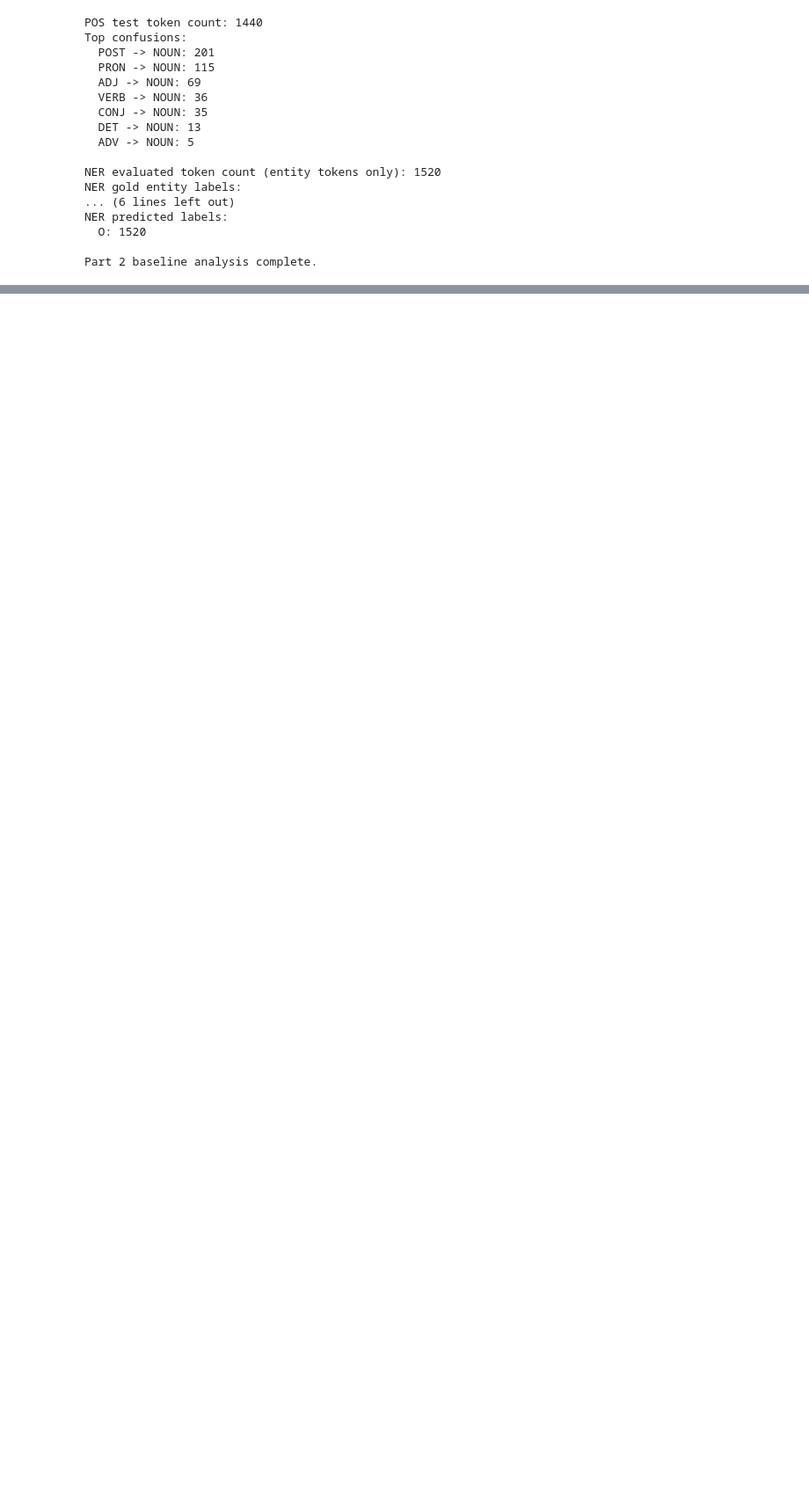
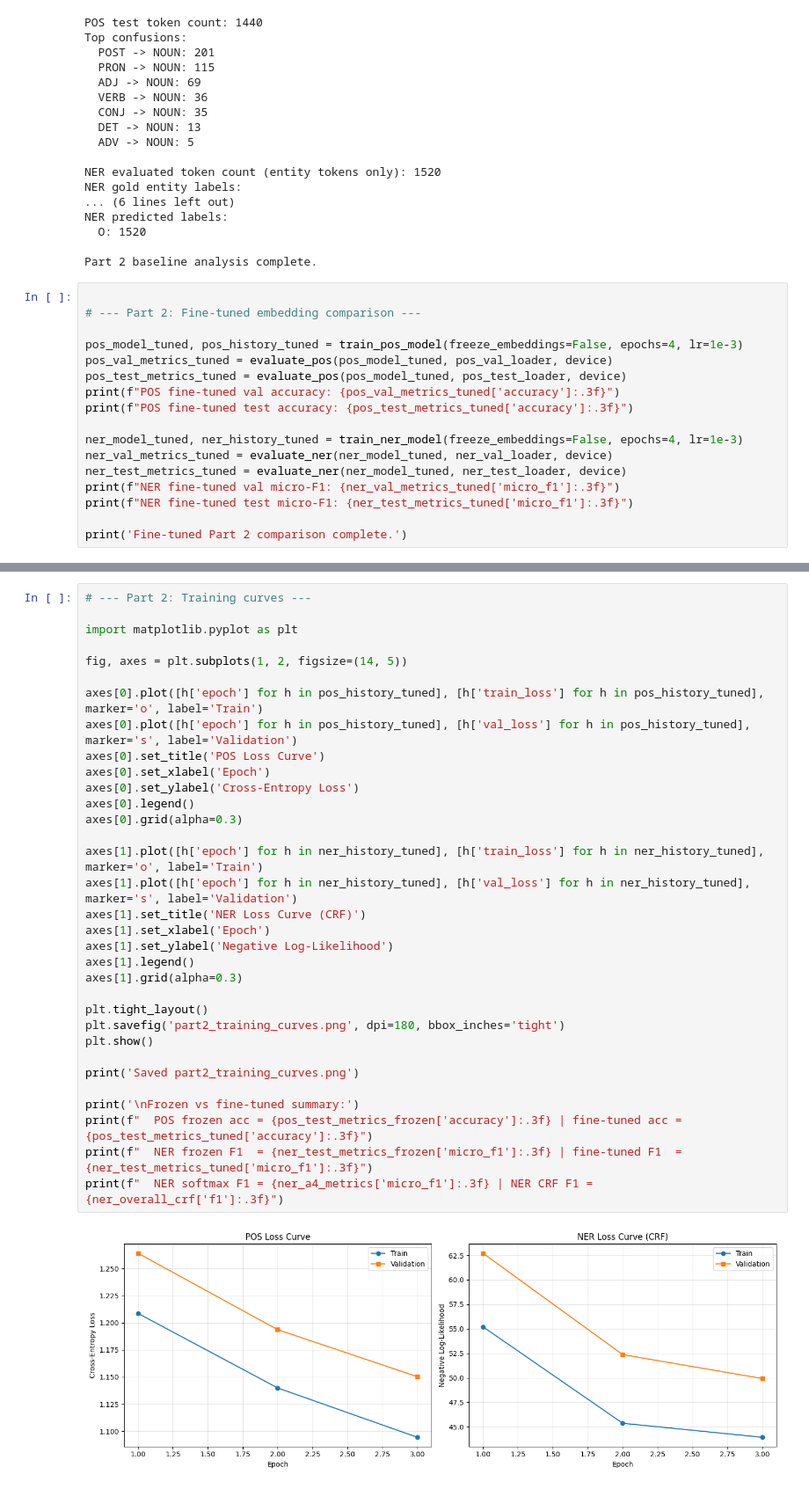
Before and after one commit to Mahdkazmi/urdu-neural-nlp-pipeline, a Jupyter notebook: i23-2587_Assignment2_DS-C.ipynb, the cells around one changed output, grey strips where cells are left out. Shown at 88% size. Drawn from its saved outputs; the diff is of its cells as text; blank space fills up the shorter version.

```diff
--- a/i23-2587_Assignment2_DS-C.ipynb
+++ b/i23-2587_Assignment2_DS-C.ipynb
@@ -2416,3 +2416,20 @@ NER predicted labels:
   O: 1520
 
 Part 2 baseline analysis complete.
+# %%
+
+# --- Part 2: Fine-tuned embedding comparison ---
+
+pos_model_tuned, pos_history_tuned = train_pos_model(freeze_embeddings=False, epochs=4, lr=1e-3)
+pos_val_metrics_tuned = evaluate_pos(pos_model_tuned, pos_val_loader, device)
+pos_test_metrics_tuned = evaluate_pos(pos_model_tuned, pos_test_loader, device)
+print(f"POS fine-tuned val accuracy: {pos_val_metrics_tuned['accuracy']:.3f}")
+print(f"POS fine-tuned test accuracy: {pos_test_metrics_tuned['accuracy']:.3f}")
+
+ner_model_tuned, ner_history_tuned = train_ner_model(freeze_embeddings=False, epochs=4, lr=1e-3)
+ner_val_metrics_tuned = evaluate_ner(ner_model_tuned, ner_val_loader, device)
+ner_test_metrics_tuned = evaluate_ner(ner_model_tuned, ner_test_loader, device)
+print(f"NER fine-tuned val micro-F1: {ner_val_metrics_tuned['micro_f1']:.3f}")
+print(f"NER fine-tuned test micro-F1: {ner_test_metrics_tuned['micro_f1']:.3f}")
+
+print('Fine-tuned Part 2 comparison complete.')
@@ -2418,0 +2978,35 @@ Part 2 baseline analysis complete.
+# %%
+# --- Part 2: Training curves ---
+
+import matplotlib.pyplot as plt
+
+fig, axes = plt.subplots(1, 2, figsize=(14, 5))
+
+axes[0].plot([h['epoch'] for h in pos_history_tuned], [h['train_loss'] for h in pos_history_tuned], marker='o', label='Train')
+axes[0].plot([h['epoch'] for h in pos_history_tuned], [h['val_loss'] for h in pos_history_tuned], marker='s', label='Validation')
+axes[0].set_title('POS Loss Curve')
+axes[0].set_xlabel('Epoch')
+axes[0].set_ylabel('Cross-Entropy Loss')
+axes[0].legend()
+axes[0].grid(alpha=0.3)
+
+axes[1].plot([h['epoch'] for h in ner_history_tuned], [h['train_loss'] for h in ner_history_tuned], marker='o', label='Train')
+axes[1].plot([h['epoch'] for h in ner_history_tuned], [h['val_loss'] for h in ner_history_tuned], marker='s', label='Validation')
+axes[1].set_title('NER Loss Curve (CRF)')
+axes[1].set_xlabel('Epoch')
+axes[1].set_ylabel('Negative Log-Likelihood')
+axes[1].legend()
+axes[1].grid(alpha=0.3)
+
+plt.tight_layout()
+plt.savefig('part2_training_curves.png', dpi=180, bbox_inches='tight')
+plt.show()
+
+print('Saved part2_training_curves.png')
+
+print('\nFrozen vs fine-tuned summary:')
+print(f"  POS frozen acc = {pos_test_metrics_frozen['accuracy']:.3f} | fine-tuned acc = {pos_test_metrics_tuned['accuracy']:.3f}")
+print(f"  NER frozen F1  = {ner_test_metrics_frozen['micro_f1']:.3f} | fine-tuned F1  = {ner_test_metrics_tuned['micro_f1']:.3f}")
+print(f"  NER softmax F1 = {ner_a4_metrics['micro_f1']:.3f} | NER CRF F1 = {ner_overall_crf['f1']:.3f}")
+# %% [output]
+[figure, added]
```
Also changed, not shown: parts of 14 cells of this notebook, 9 other files.
